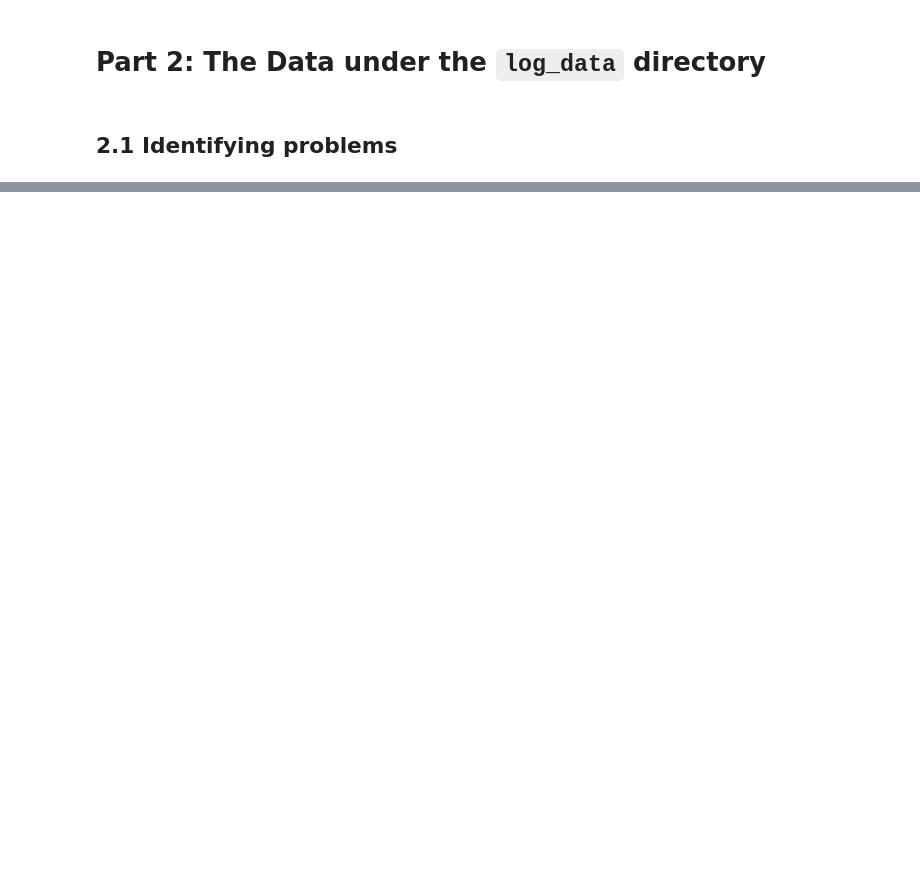
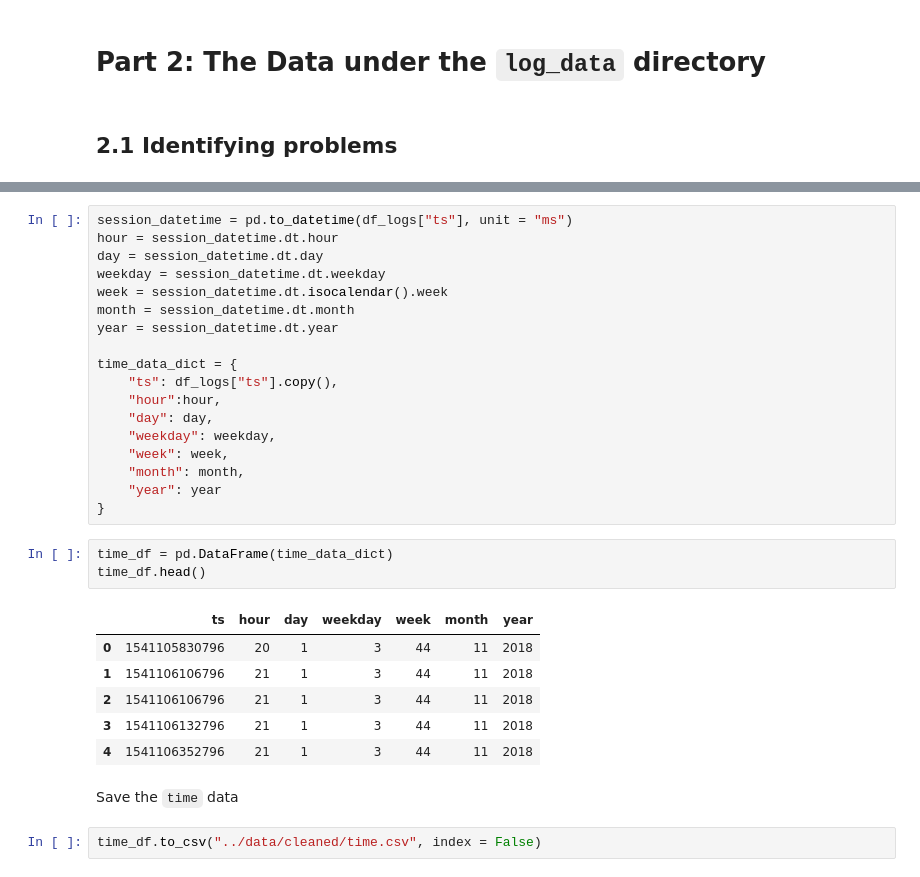
Before and after one commit to Hazem0h/Sparkify-JSON-Postgres-ETL, a Jupyter notebook: src/cleaning.ipynb, the cells around one changed output, grey strips where cells are left out. Drawn from its saved outputs; the diff is of its cells as text; blank space fills up the shorter version.

```diff
--- a/src/cleaning.ipynb
+++ b/src/cleaning.ipynb
@@ -176,0 +346,32 @@ df_songs.to_csv("../data/cleaned/songs.csv")
+# %%
+session_datetime = pd.to_datetime(df_logs["ts"], unit = "ms")
+hour = session_datetime.dt.hour
+day = session_datetime.dt.day
+weekday = session_datetime.dt.weekday
+week = session_datetime.dt.isocalendar().week
+month = session_datetime.dt.month
+year = session_datetime.dt.year
+
+time_data_dict = {
+    "ts": df_logs["ts"].copy(),
+    "hour":hour,
+    "day": day,
+    "weekday": weekday,
+    "week": week,
+    "month": month,
+    "year": year
+}
+# %%
+time_df = pd.DataFrame(time_data_dict)
+time_df.head()
+# %% [output]
+|  | ts | hour | day | weekday | week | month | year |
+| 0 | 1541105830796 | 20 | 1 | 3 | 44 | 11 | 2018 |
+| 1 | 1541106106796 | 21 | 1 | 3 | 44 | 11 | 2018 |
+| 2 | 1541106106796 | 21 | 1 | 3 | 44 | 11 | 2018 |
+| 3 | 1541106132796 | 21 | 1 | 3 | 44 | 11 | 2018 |
+| 4 | 1541106352796 | 21 | 1 | 3 | 44 | 11 | 2018 |
+# %% [markdown]
+Save the `time` data
+# %%
+time_df.to_csv("../data/cleaned/time.csv", index = False)
```
Also changed, not shown: parts of 31 cells of this notebook, 5 other files.
